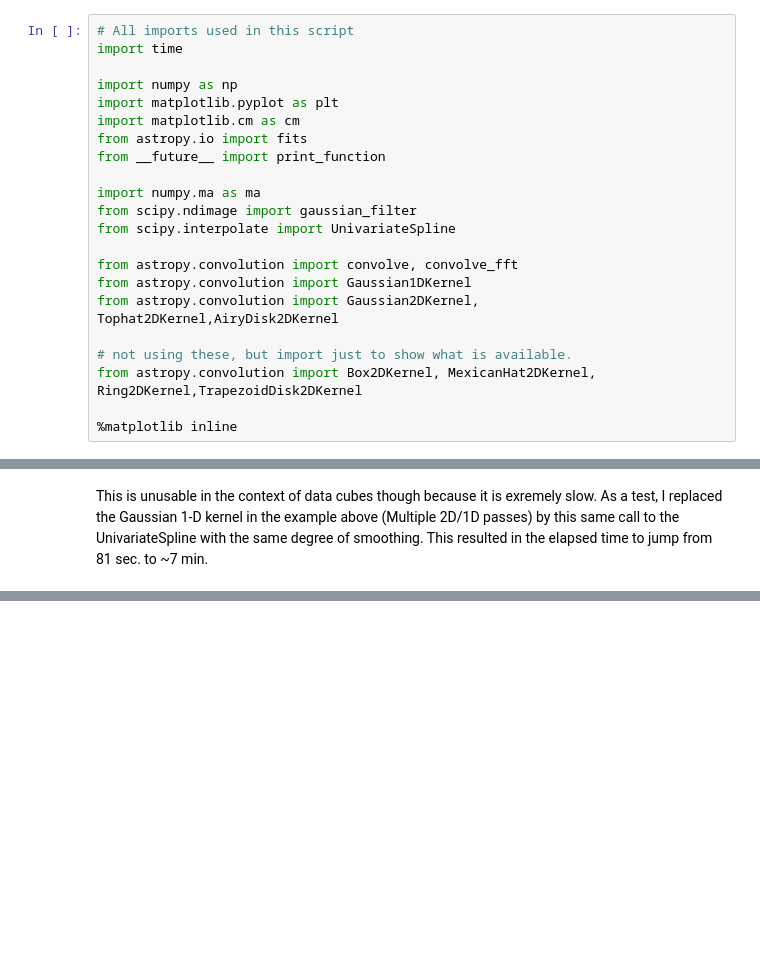
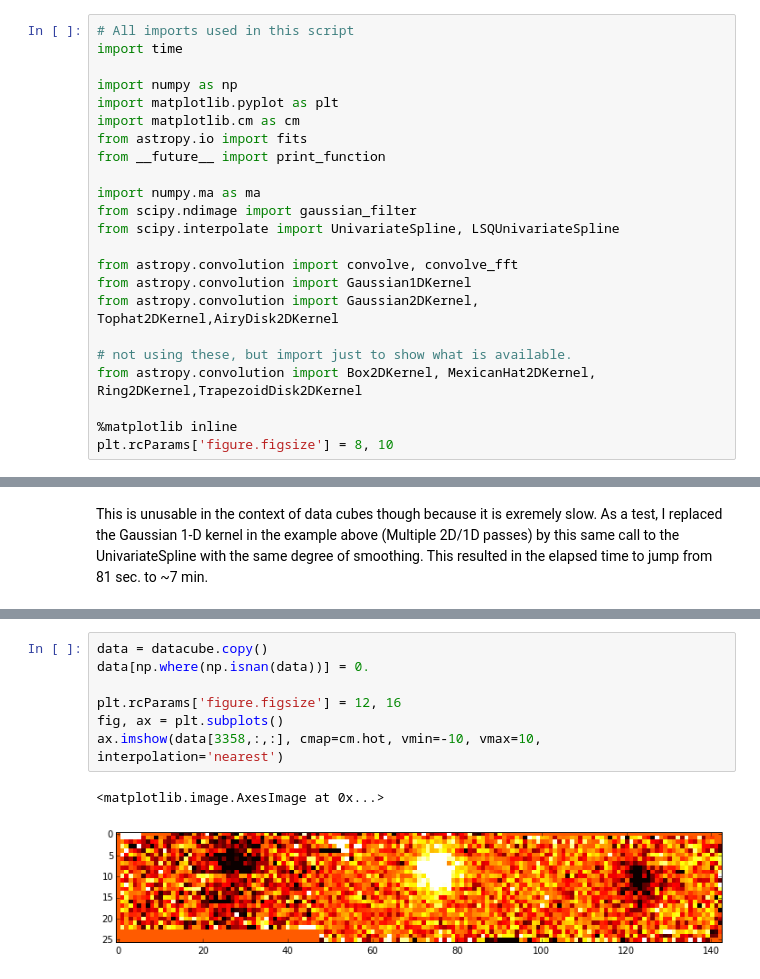
Before and after one commit to spacetelescope/cubeviz, a Jupyter notebook: smoothing/smoothing_analysis.ipynb, the cells around one changed output, grey strips where cells are left out. Cells and saved outputs as stored; diff of their text form; blank space fills up the shorter version.

```diff
--- a/smoothing/smoothing_analysis.ipynb
+++ b/smoothing/smoothing_analysis.ipynb
@@ -59,7 +59,7 @@ from __future__ import print_function
 
 import numpy.ma as ma
 from scipy.ndimage import gaussian_filter
-from scipy.interpolate import UnivariateSpline
+from scipy.interpolate import UnivariateSpline, LSQUnivariateSpline
 
 from astropy.convolution import convolve, convolve_fft
 from astropy.convolution import Gaussian1DKernel
@@ -69,6 +69,7 @@ from astropy.convolution import Gaussian2DKernel, Tophat2DKernel,AiryDisk2DKerne
 from astropy.convolution import Box2DKernel, MexicanHat2DKernel, Ring2DKernel,TrapezoidDisk2DKernel
 
 %matplotlib inline
+plt.rcParams['figure.figsize'] = 8, 10
 # %% [markdown]
 <h1>Test data cube</h1>
 # %%
@@ -287,0 +299,10 @@ This is unusable in the context of data cubes though because it is exremely slow
+# %%
+data = datacube.copy()
+data[np.where(np.isnan(data))] = 0.
+
+plt.rcParams['figure.figsize'] = 12, 16
+fig, ax = plt.subplots()
+ax.imshow(data[3358,:,:], cmap=cm.hot, vmin=-10, vmax=10, interpolation='nearest')
+# %% [output]
+<matplotlib.image.AxesImage at 0x...>
+[figure, added]
```
Also changed, not shown: parts of 20 cells of this notebook.
